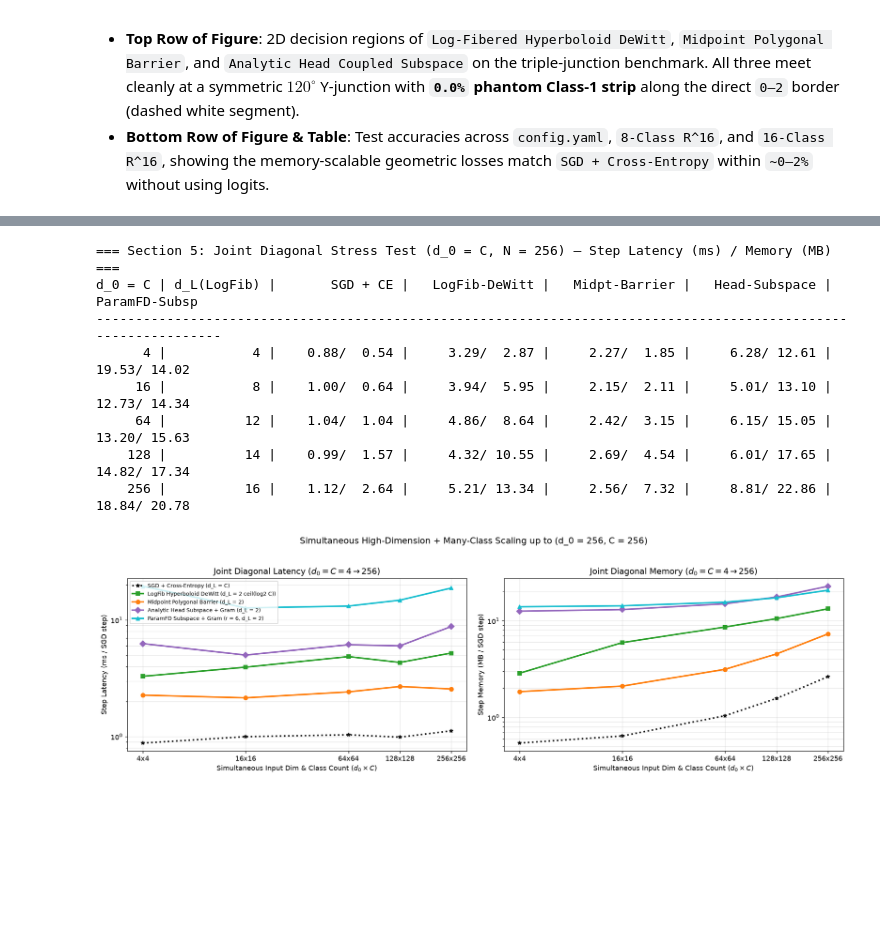
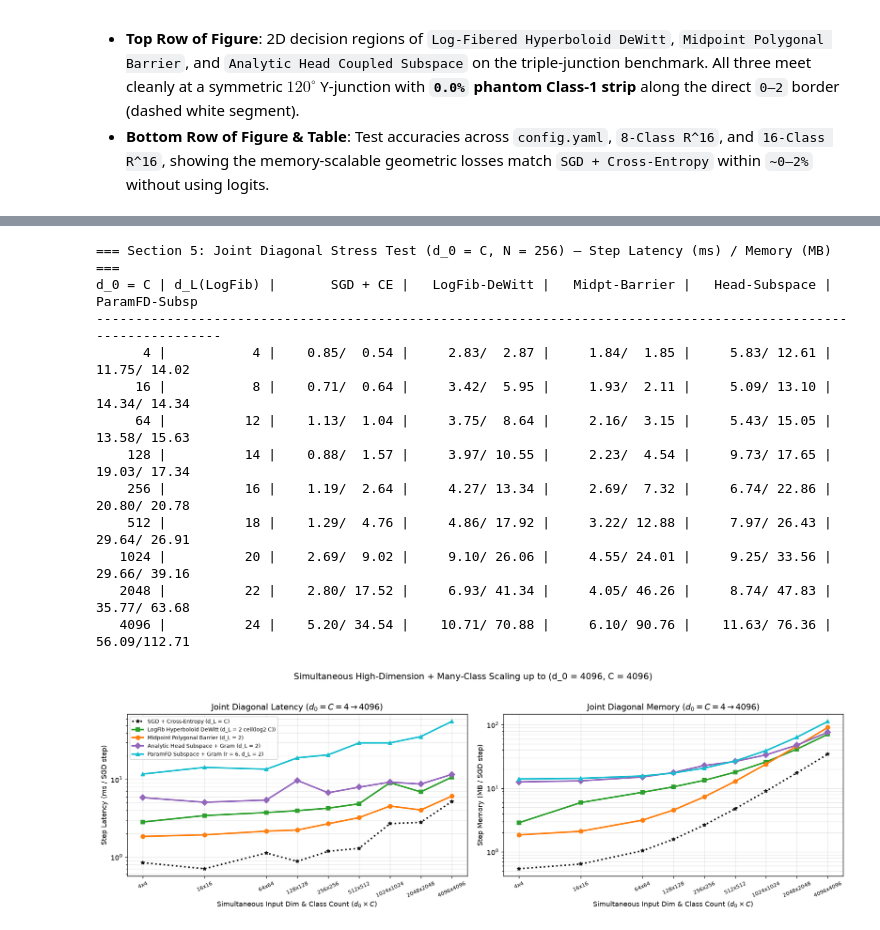
Before and after one commit to rramosp/metriclosses, a Jupyter notebook: notebooks/09-scalable-coupled-multiclass.ipynb, the cells around one changed output, grey strips where cells are left out. Saved outputs shown, nothing was run; the diff lists cells and outputs as text; code cells hidden in the pictures; blank space fills up the shorter version.

```diff
--- a/notebooks/09-scalable-coupled-multiclass.ipynb
+++ b/notebooks/09-scalable-coupled-multiclass.ipynb
@@ -515,5 +533,5 @@ We benchmark step latency (`ms/step`) and CPU autograd memory allocation (`MB/st
 # %%
-dims_s3 = [2, 8, 32, 64, 128, 256, 512]
+dims_s3 = [2, 4, 8, 16, 32, 64, 128, 256, 512, 1024, 2048, 4096]
 N_s3 = 96
 K3_s3, sp3_s3, up3_s3 = build_log_fiber_prototypes(3, tau=0.80)
 _, pisq3_s3 = build_dewitt_simplex_prototypes(3, tau=0.75)
@@ -637,13 +655,13 @@ for col_i, (ylbl, ttl) in enumerate([
     axes[col_i].set_xscale("log", base=2)
     axes[col_i].set_yscale("log")
     axes[col_i].set_xticks(dims_s3)
-    axes[col_i].set_xticklabels([str(v) for v in dims_s3])
+    axes[col_i].set_xticklabels([str(v) for v in dims_s3], fontsize=8.0, rotation=25)
     axes[col_i].set_xlabel(r"Input Dimension $d_0$ ($C = 3, N = 96$)")
     axes[col_i].set_ylabel(ylbl)
     axes[col_i].set_title(ttl)
     axes[col_i].grid(alpha=0.3, which="both")
 axes[0].legend(fontsize=7.8, loc="upper left")
-plt.suptitle("Notebook 08 Baselines (Dashed) vs. Notebook 09 Scalable Formulations (Solid) up to d_0 = 512", y=1.03, fontsize=13)
+plt.suptitle("Notebook 08 Baselines (Dashed) vs. Notebook 09 Scalable Formulations (Solid) up to d_0 = 4096", y=1.03, fontsize=13)
 plt.tight_layout()
 plt.show()
 # %% [output]
@@ -680,5 +703,5 @@ We benchmark step latency (`ms/step`) and memory (`MB/step`) as the number of ca
 # %%
-cls_s4 = [2, 4, 8, 16, 32, 64, 128, 256]
+cls_s4 = [2, 4, 8, 16, 32, 64, 128, 256, 512, 1024, 2048, 4096]
 N_s4 = 256
 X_s4 = torch.randn(N_s4, 2)
 Q0_s4 = compute_canonical_2frame(X_s4)
@@ -698,7 +721,7 @@ for c_cnt in cls_s4:
     y_c = torch.arange(N_s4) % c_cnt
     y_pair = torch.arange(N_s4) % min(c_cnt, N_s4 // 2)
     ss_c, ds_c, sd_c, dd_c = build_metric_barrier_pairs(X_s4, y_pair, k_same=1, k_diff=4)
-    K_c, sp_c, up_c = build_log_fiber_prototypes(c_cnt, tau=0.80)
+    K_c, sp_c, up_c = proto_cache_nb09[c_cnt] if c_cnt in proto_cache_nb09 else build_log_fiber_prototypes(c_cnt, tau=0.80)
 
     net_ce = MoonsMLP(layer_dims=[2, 16, 16, c_cnt], activation=HIDDEN_ACTIVATION, output_activation=OUTPUT_ACTIVATION, seed=7)
     net_2d = MoonsMLP(layer_dims=[2, 16, 32, 2], activation=HIDDEN_ACTIVATION, output_activation=OUTPUT_ACTIVATION, seed=7)
@@ -779,13 +802,13 @@ for col_i, (ylbl, ttl) in enumerate([
     axes[col_i].set_xscale("log", base=2)
     axes[col_i].set_yscale("log")
     axes[col_i].set_xticks(cls_s4)
-    axes[col_i].set_xticklabels([str(v) for v in cls_s4])
+    axes[col_i].set_xticklabels([str(v) for v in cls_s4], fontsize=8.0, rotation=25)
     axes[col_i].set_xlabel(r"Number of Classes $C$ ($d_0 = 2, N = 256$)")
     axes[col_i].set_ylabel(ylbl)
     axes[col_i].set_title(ttl)
     axes[col_i].grid(alpha=0.3, which="both")
 axes[0].legend(fontsize=7.8, loc="upper left")
-plt.suptitle("Many-Class Scaling up to C = 256: Notebook 08 (Dashed) vs. Notebook 09 (Solid)", y=1.03, fontsize=13)
+plt.suptitle("Many-Class Scaling up to C = 4096: Notebook 08 (Dashed) vs. Notebook 09 (Solid)", y=1.03, fontsize=13)
 plt.tight_layout()
 plt.show()
 # %% [output]
@@ -814,6 +841,6 @@ In real-world representation learning, ambient feature dimension $d_0$ and class
   - **Choose `Analytic Head` or `Sketched Param-FD Coupled Subspace + Gram`** when you explicitly want **parameter-space Grassmannian orthogonality** ($\mathcal{V}_a \perp_{G^\Theta} \mathcal{V}_b$) so class updates do not interfere in parameter space $\Theta$.
 # %%
-joint_grid = [4, 16, 64, 128, 256]
+joint_grid = [4, 16, 64, 128, 256, 512, 1024, 2048, 4096]
 N_s5 = 256
 gen_s5 = torch.Generator().manual_seed(505)
 
@@ -831,7 +858,7 @@ for dc in joint_grid:
     y_jp = torch.arange(N_s5) % min(dc, N_s5 // 2)
     Q0_j = compute_canonical_2frame(X_j)
     ss_j, ds_j, sd_j, dd_j = build_metric_barrier_pairs(X_j, y_jp, k_same=1, k_diff=4)
-    K_j, sp_j, up_j = build_log_fiber_prototypes(dc, tau=0.80)
+    K_j, sp_j, up_j = proto_cache_nb09[dc] if dc in proto_cache_nb09 else build_log_fiber_prototypes(dc, tau=0.80)
 
     net_ce = MoonsMLP(layer_dims=[dc, 32, 32, dc], activation=HIDDEN_ACTIVATION, output_activation=OUTPUT_ACTIVATION, seed=7)
     net_2d = MoonsMLP(layer_dims=[dc, 32, 32, 2], activation=HIDDEN_ACTIVATION, output_activation=OUTPUT_ACTIVATION, seed=7)
@@ -875,40 +902,44 @@ for i, dc in enumerate(joint_grid):
     print(
         f"{dc:7d} | {2*kj:11d} | "
         f"{_fmt_pair(s5_methods['SGD + Cross-Entropy (d_L = C)']['ms'][i], s5_methods['SGD + Cross-Entropy (d_L = C)']['mb'][i]):>14} | "
         f"{_fmt_pair(s5_methods['LogFib Hyperboloid DeWitt (d_L = 2 ceil(log2 C))']['ms'][i], s5_methods['LogFib Hyperboloid DeWitt (d_L = 2 ceil(log2 C))']['mb'][i]):>15} | "
         f"{_fmt_pair(s5_methods['Midpoint Polygonal Barrier (d_L = 2)']['ms'][i], s5_methods['Midpoint Polygonal Barrier (d_L = 2)']['mb'][i]):>15} | "
         f"{_fmt_pair(s5_methods['Analytic Head Subspace + Gram (d_L = 2)']['ms'][i], s5_methods['Analytic Head Subspace + Gram (d_L = 2)']['mb'][i]):>15} | "
         f"{_fmt_pair(s5_methods['ParamFD Subspace + Gram (r = 6, d_L = 2)']['ms'][i], s5_methods['ParamFD Subspace + Gram (r = 6, d_L = 2)']['mb'][i]):>15}"
     )
 
 fig, axes = plt.subplots(1, 2, figsize=(15.5, 4.8))
 for name, d in s5_methods.items():
     axes[0].plot(joint_grid, d["ms"], marker=d["mk"], color=d["col"], ls=d["ls"], lw=2.3, label=name)
     axes[1].plot(joint_grid, d["mb"], marker=d["mk"], color=d["col"], ls=d["ls"], lw=2.3, label=name)
 
 for col_i, (ylbl, ttl) in enumerate([
-    ("Step Latency (ms / SGD step)", r"Joint Diagonal Latency ($d_0 = C = 4 \to 256$)"),
-    ("Step Memory (MB / SGD step)", r"Joint Diagonal Memory ($d_0 = C = 4 \to 256$)"),
+    ("Step Latency (ms / SGD step)", r"Joint Diagonal Latency ($d_0 = C = 4 \to 4096$)"),
+    ("Step Memory (MB / SGD step)", r"Joint Diagonal Memory ($d_0 = C = 4 \to 4096$)"),
 ]):
     axes[col_i].set_xscale("log", base=2)
     axes[col_i].set_yscale("log")
     axes[col_i].set_xticks(joint_grid)
-    axes[col_i].set_xticklabels([f"{v}x{v}" for v in joint_grid])
+    axes[col_i].set_xticklabels([f"{v}x{v}" for v in joint_grid], fontsize=7.8, rotation=25)
     axes[col_i].set_xlabel(r"Simultaneous Input Dim & Class Count $(d_0 \times C)$")
     axes[col_i].set_ylabel(ylbl)
     axes[col_i].set_title(ttl)
     axes[col_i].grid(alpha=0.3, which="both")
 axes[0].legend(fontsize=8.0, loc="upper left")
-plt.suptitle("Simultaneous High-Dimension + Many-Class Scaling up to (d_0 = 256, C = 256)", y=1.03, fontsize=13)
+plt.suptitle("Simultaneous High-Dimension + Many-Class Scaling up to (d_0 = 4096, C = 4096)", y=1.03, fontsize=13)
 plt.tight_layout()
 plt.show()
 # %% [output]
 === Section 5: Joint Diagonal Stress Test (d_0 = C, N = 256) — Step Latency (ms) / Memory (MB) ===
 d_0 = C | d_L(LogFib) |       SGD + CE |   LogFib-DeWitt |   Midpt-Barrier |   Head-Subspace |   ParamFD-Subsp
 ----------------------------------------------------------------------------------------------------------------
-      4 |           4 |    0.88/  0.54 |     3.29/  2.87 |     2.27/  1.85 |     6.28/ 12.61 |    19.53/ 14.02
-     16 |           8 |    1.00/  0.64 |     3.94/  5.95 |     2.15/  2.11 |     5.01/ 13.10 |    12.73/ 14.34
-     64 |          12 |    1.04/  1.04 |     4.86/  8.64 |     2.42/  3.15 |     6.15/ 15.05 |    13.20/ 15.63
-    128 |          14 |    0.99/  1.57 |     4.32/ 10.55 |     2.69/  4.54 |     6.01/ 17.65 |    14.82/ 17.34
-    256 |          16 |    1.12/  2.64 |     5.21/ 13.34 |     2.56/  7.32 |     8.81/ 22.86 |    18.84/ 20.78
+      4 |           4 |    0.85/  0.54 |     2.83/  2.87 |     1.84/  1.85 |     5.83/ 12.61 |    11.75/ 14.02
+     16 |           8 |    0.71/  0.64 |     3.42/  5.95 |     1.93/  2.11 |     5.09/ 13.10 |    14.34/ 14.34
+     64 |          12 |    1.13/  1.04 |     3.75/  8.64 |     2.16/  3.15 |     5.43/ 15.05 |    13.58/ 15.63
+    128 |          14 |    0.88/  1.57 |     3.97/ 10.55 |     2.23/  4.54 |     9.73/ 17.65 |    19.03/ 17.34
+    256 |          16 |    1.19/  2.64 |     4.27/ 13.34 |     2.69/  7.32 |     6.74/ 22.86 |    20.80/ 20.78
+    512 |          18 |    1.29/  4.76 |     4.86/ 17.92 |     3.22/ 12.88 |     7.97/ 26.43 |    29.64/ 26.91
+   1024 |          20 |    2.69/  9.02 |     9.10/ 26.06 |     4.55/ 24.01 |     9.25/ 33.56 |    29.66/ 39.16
+   2048 |          22 |    2.80/ 17.52 |     6.93/ 41.34 |     4.05/ 46.26 |     8.74/ 47.83 |    35.77/ 63.68
+   4096 |          24 |    5.20/ 34.54 |    10.71/ 70.88 |     6.10/ 90.76 |    11.63/ 76.36 |    56.09/112.71
-[figure, old version]
+[figure, new version]
```
Also changed, not shown: parts of 8 cells of this notebook, 4 other files.
